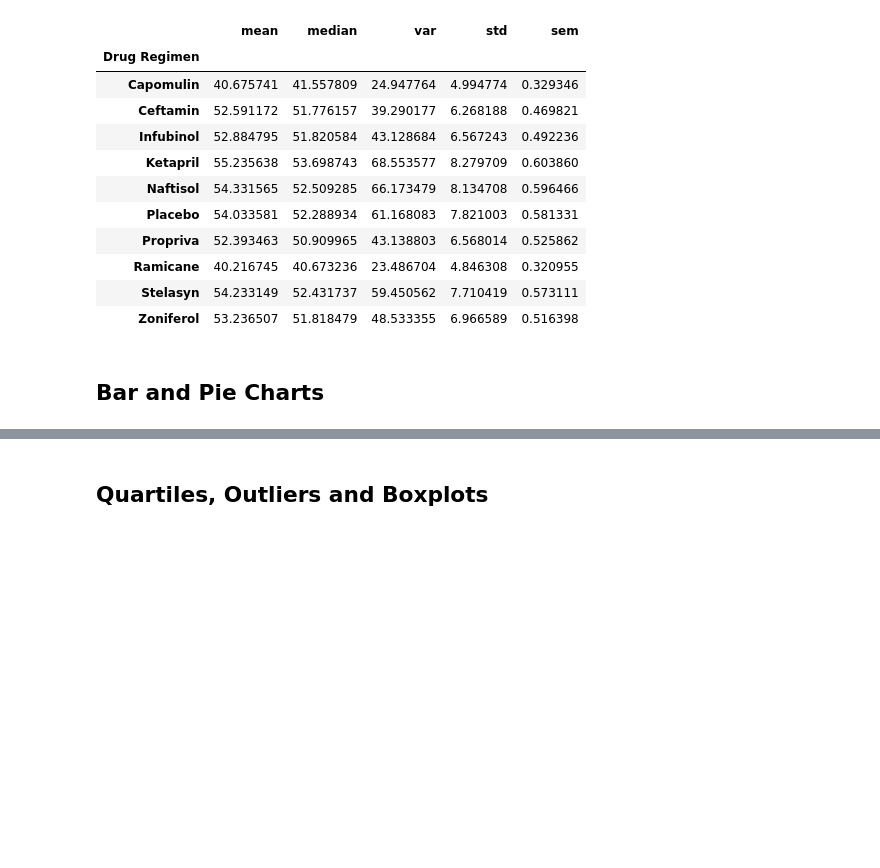
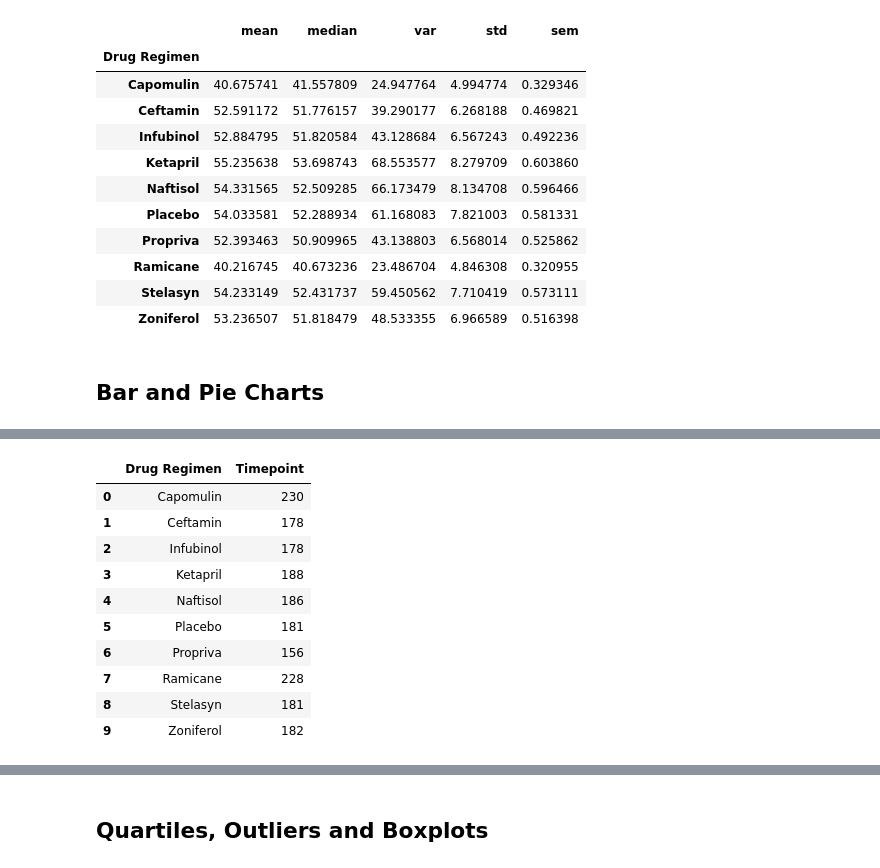
Before and after one commit to nadiarichards/matplotlib_challenge, a Jupyter notebook: Pymaceuticals/pymaceuticals_starter.ipynb, the cells around one changed output, grey strips where cells are left out. Drawn from its saved outputs; the diff is of its cells as text; code cells hidden in the pictures; blank space fills up the shorter version.

```diff
--- a/Pymaceuticals/pymaceuticals_starter.ipynb
+++ b/Pymaceuticals/pymaceuticals_starter.ipynb
@@ -247,0 +268,15 @@ bar_chart_df.plot(kind='bar', figsize=(12,3), title ='Number of Measurements per
+# %%
+bar_chart_df_index = clean_pharma_df.groupby("Drug Regimen")[["Timepoint"]].count().reset_index()
+bar_chart_df_index
+# %% [output]
+|  | Drug Regimen | Timepoint |
+| 0 | Capomulin | 230 |
+| 1 | Ceftamin | 178 |
+| 2 | Infubinol | 178 |
+| 3 | Ketapril | 188 |
+| 4 | Naftisol | 186 |
+| 5 | Placebo | 181 |
+| 6 | Propriva | 156 |
+| 7 | Ramicane | 228 |
+| 8 | Stelasyn | 181 |
+| 9 | Zoniferol | 182 |
```
Also changed, not shown: parts of 10 cells of this notebook.
